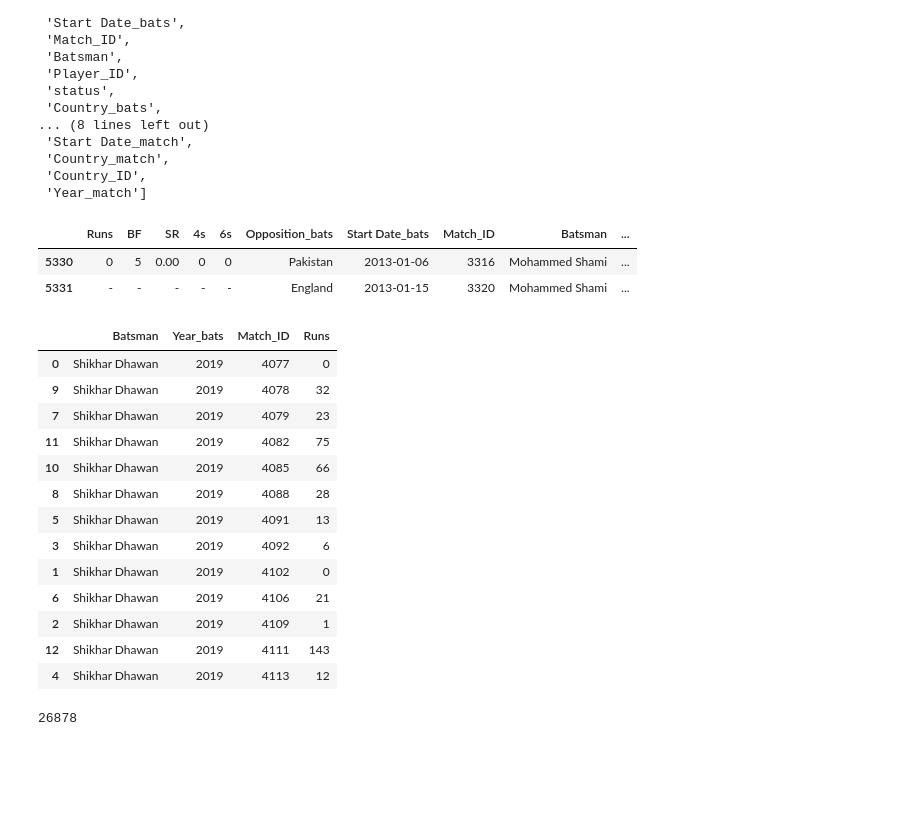
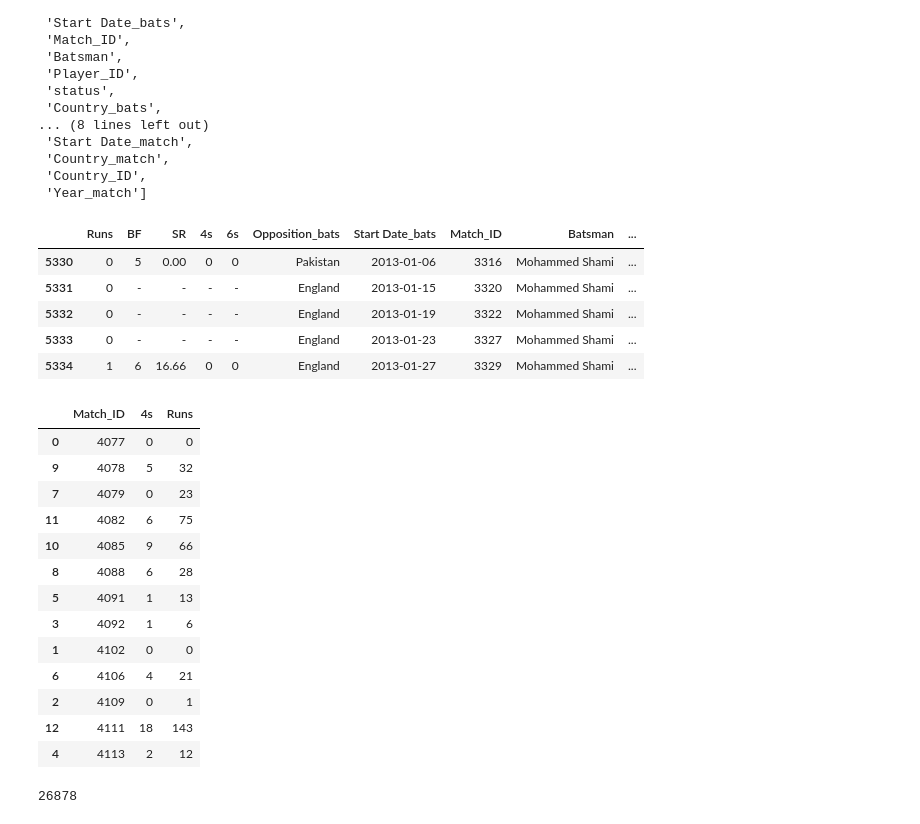
Before and after one commit to santoshcbit2002/Indian-Cricket-EDA-using-Bokeh-, a Jupyter notebook: Bokeh_Practice.ipynb, the cells around one changed output. Drawn from its saved outputs; the diff is of its cells as text; code cells hidden in the pictures; blank space fills up the shorter version.

```diff
--- a/Bokeh_Practice.ipynb
+++ b/Bokeh_Practice.ipynb
@@ -579,32 +579,35 @@ list(bats_man_data)
 bats_man_data.drop(columns=['Player_ID','Country_bats','index','Opposition_match','Ground','Start Date_match','Country_match',
 'Country_ID','Year_match'],inplace=True)
 # %%
-bats_man_data.head(2)
+bats_man_data.head(5)
 # %% [output]
 |  | Runs | BF | SR | 4s | 6s | Opposition_bats | Start Date_bats | Match_ID | Batsman | ... |
 | 5330 | 0 | 5 | 0.00 | 0 | 0 | Pakistan | 2013-01-06 | 3316 | Mohammed Shami | ... |
-| 5331 | - | - | - | - | - | England | 2013-01-15 | 3320 | Mohammed Shami | ... |
+| 5331 | 0 | - | - | - | - | England | 2013-01-15 | 3320 | Mohammed Shami | ... |
+| 5332 | 0 | - | - | - | - | England | 2013-01-19 | 3322 | Mohammed Shami | ... |
+| 5333 | 0 | - | - | - | - | England | 2013-01-23 | 3327 | Mohammed Shami | ... |
+| 5334 | 1 | 6 | 16.66 | 0 | 0 | England | 2013-01-27 | 3329 | Mohammed Shami | ... |
 # %%
 bats_man_data.Runs=bats_man_data.Runs.str.replace('-','0').astype(int)
 # %%
 bats_man_data['cumruns']=bats_man_data['Runs'].cumsum()
 # %%
-bats_man_data[(bats_man_data['Batsman']=='Shikhar Dhawan') & (bats_man_data['Year_bats']==2019)].groupby(['Batsman','Year_bats','Match_ID'])['Runs'].sum().sort_values().reset_index().sort_values(by=['Match_ID'])
+bats_man_data[(bats_man_data['Batsman']=='Shikhar Dhawan') & (bats_man_data['Year_bats']==2019)].groupby(['Match_ID','4s'])['Runs'].sum().sort_values().reset_index().sort_values(by=['Match_ID'])
 # %% [output]
-|  | Batsman | Year_bats | Match_ID | Runs |
-| 0 | Shikhar Dhawan | 2019 | 4077 | 0 |
-| 9 | Shikhar Dhawan | 2019 | 4078 | 32 |
-| 7 | Shikhar Dhawan | 2019 | 4079 | 23 |
-| 11 | Shikhar Dhawan | 2019 | 4082 | 75 |
-| 10 | Shikhar Dhawan | 2019 | 4085 | 66 |
-| 8 | Shikhar Dhawan | 2019 | 4088 | 28 |
-| 5 | Shikhar Dhawan | 2019 | 4091 | 13 |
-| 3 | Shikhar Dhawan | 2019 | 4092 | 6 |
-| 1 | Shikhar Dhawan | 2019 | 4102 | 0 |
-| 6 | Shikhar Dhawan | 2019 | 4106 | 21 |
-| 2 | Shikhar Dhawan | 2019 | 4109 | 1 |
-| 12 | Shikhar Dhawan | 2019 | 4111 | 143 |
-| 4 | Shikhar Dhawan | 2019 | 4113 | 12 |
+|  | Match_ID | 4s | Runs |
+| 0 | 4077 | 0 | 0 |
+| 9 | 4078 | 5 | 32 |
+| 7 | 4079 | 0 | 23 |
+| 11 | 4082 | 6 | 75 |
+| 10 | 4085 | 9 | 66 |
+| 8 | 4088 | 6 | 28 |
+| 5 | 4091 | 1 | 13 |
+| 3 | 4092 | 1 | 6 |
+| 1 | 4102 | 0 | 0 |
+| 6 | 4106 | 4 | 21 |
+| 2 | 4109 | 0 | 1 |
+| 12 | 4111 | 18 | 143 |
+| 4 | 4113 | 2 | 12 |
 # %%
 max(bats_man_data.groupby(['Batsman','Year_bats','Match_ID'])['cumruns'].sum().sort_values().reset_index()['cumruns'])
 # %% [output]
```
Also changed, not shown: parts of 5 cells of this notebook, 1 other file.
